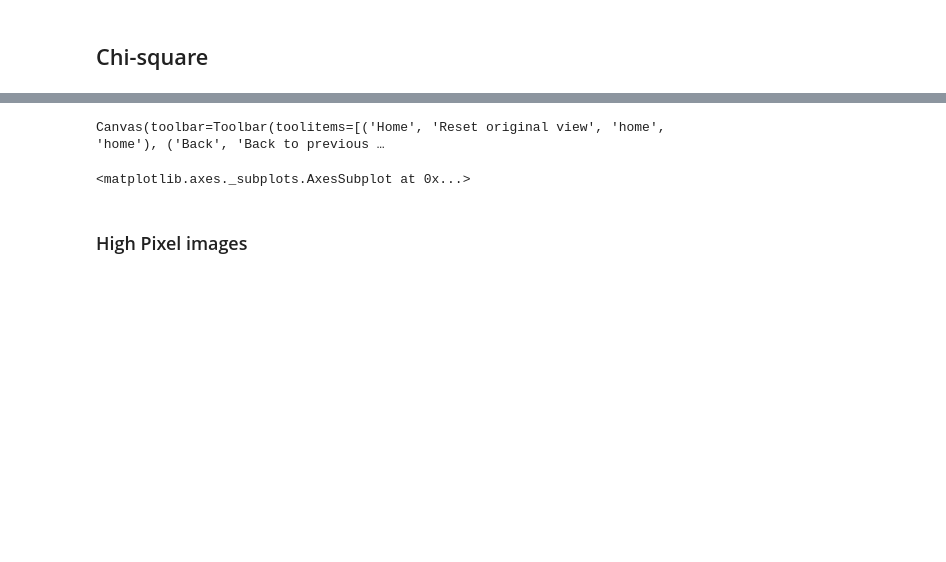
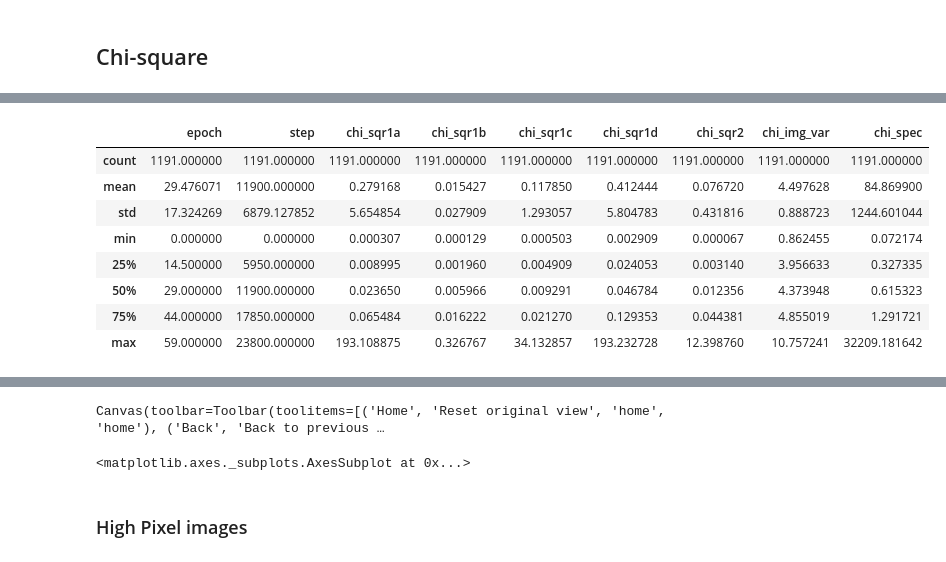
Before and after one commit to vmos1/lbann_cosmogan, a Jupyter notebook: 3_analysis/3c_analyze_validation_epochs.ipynb, the cells around one changed output, grey strips where cells are left out. Cells and saved outputs as stored; diff of their text form; code cells hidden in the pictures; blank space fills up the shorter version.

```diff
--- a/3_analysis/3c_analyze_validation_epochs.ipynb
+++ b/3_analysis/3c_analyze_validation_epochs.ipynb
@@ -378,0 +380,5 @@ df_sliced
+# %%
+chi_sqr_keys=['epoch','step','chi_sqr1a','chi_sqr1b','chi_sqr1c','chi_sqr1d','chi_sqr2','chi_img_var','chi_spec']
+# index location of min/max values of chi squares
+inds=np.array([df.chi_spec.idxmin(axis=1),df.chi_sqr1d.idxmin(axis=1),df.chi_img_var.idxmax(axis=1)])
+df.loc[inds][chi_sqr_keys]
@@ -378,0 +412,12 @@ df_sliced
+# %%
+df_full[chi_sqr_keys].describe()
+# %% [output]
+|  | epoch | step | chi_sqr1a | chi_sqr1b | chi_sqr1c | chi_sqr1d | chi_sqr2 | chi_img_var | chi_spec |
+| count | 1191.000000 | 1191.000000 | 1191.000000 | 1191.000000 | 1191.000000 | 1191.000000 | 1191.000000 | 1191.000000 | 1191.000000 |
+| mean | 29.476071 | 11900.000000 | 0.279168 | 0.015427 | 0.117850 | 0.412444 | 0.076720 | 4.497628 | 84.869900 |
+| std | 17.324269 | 6879.127852 | 5.654854 | 0.027909 | 1.293057 | 5.804783 | 0.431816 | 0.888723 | 1244.601044 |
+| min | 0.000000 | 0.000000 | 0.000307 | 0.000129 | 0.000503 | 0.002909 | 0.000067 | 0.862455 | 0.072174 |
+| 25% | 14.500000 | 5950.000000 | 0.008995 | 0.001960 | 0.004909 | 0.024053 | 0.003140 | 3.956633 | 0.327335 |
+| 50% | 29.000000 | 11900.000000 | 0.023650 | 0.005966 | 0.009291 | 0.046784 | 0.012356 | 4.373948 | 0.615323 |
+| 75% | 44.000000 | 17850.000000 | 0.065484 | 0.016222 | 0.021270 | 0.129353 | 0.044381 | 4.855019 | 1.291721 |
+| max | 59.000000 | 23800.000000 | 193.108875 | 0.326767 | 34.132857 | 193.232728 | 12.398760 | 10.757241 | 32209.181642 |
```
Also changed, not shown: parts of 17 cells of this notebook, 8 other files.
